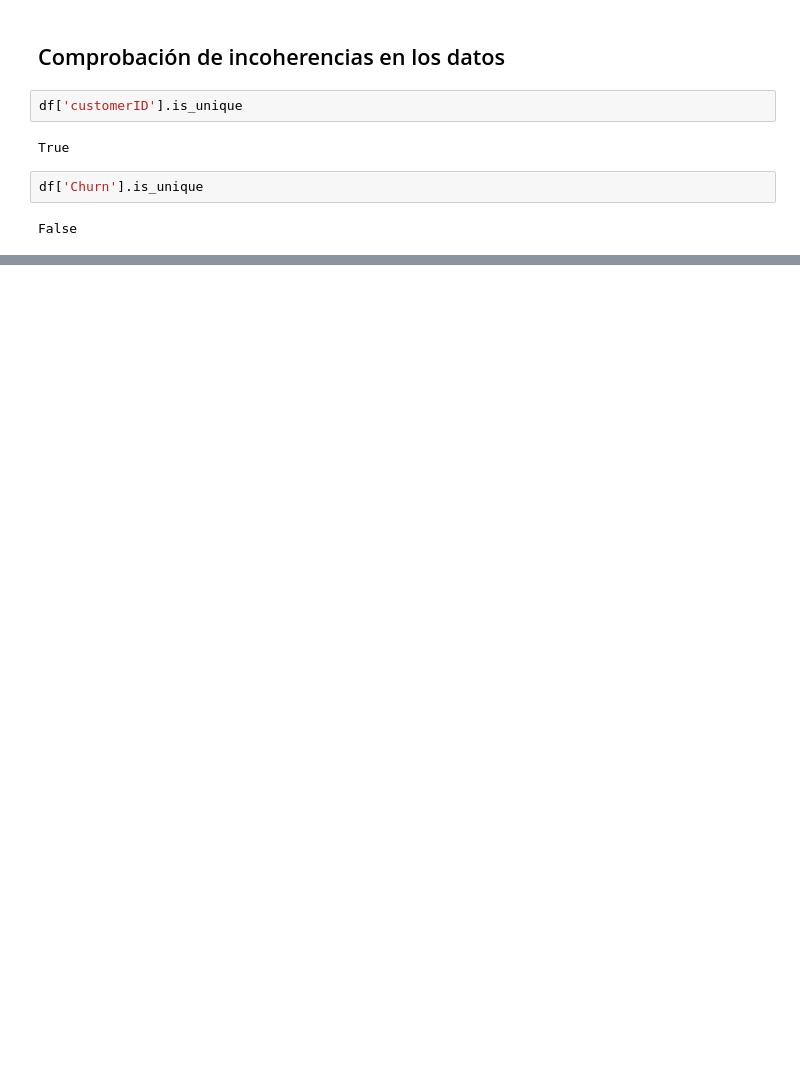
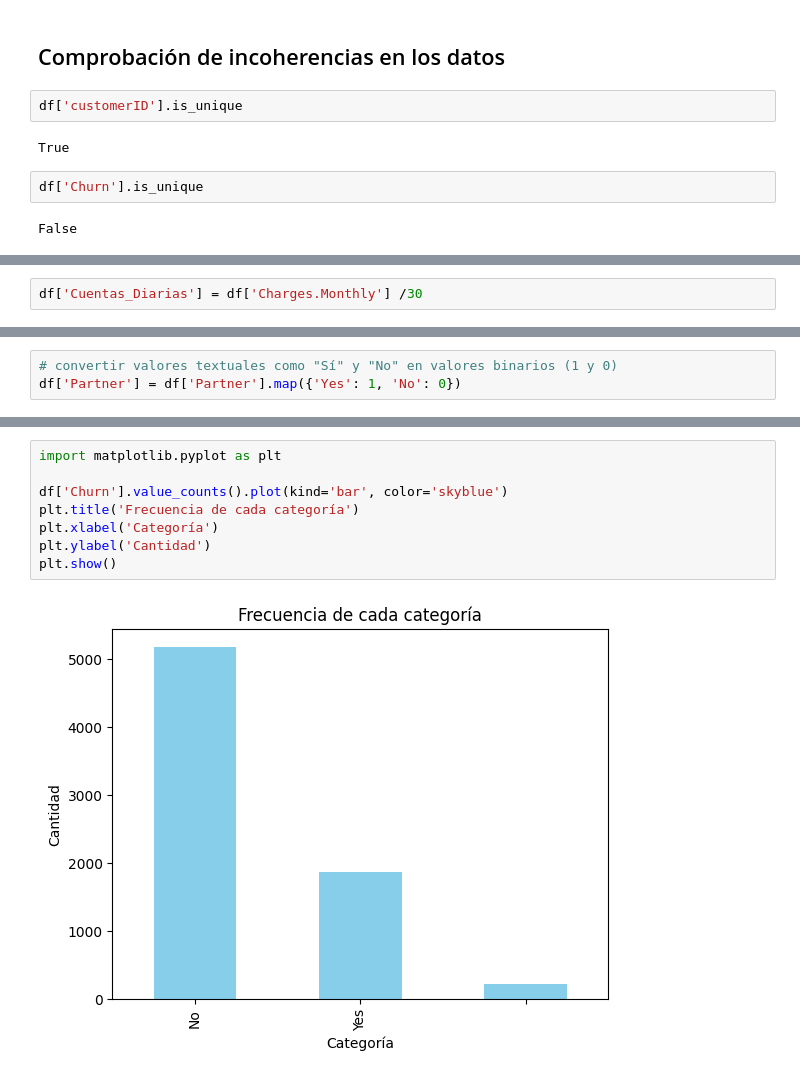
Before and after one commit to 25071983/DESAFIO-PYTHON, a Jupyter notebook: Challenge_ONE_Data_Science_Telecom_X.ipynb, the cells around one changed output, grey strips where cells are left out. Cells and saved outputs as stored; diff of their text form; blank space fills up the shorter version.

```diff
--- a/Challenge_ONE_Data_Science_Telecom_X.ipynb
+++ b/Challenge_ONE_Data_Science_Telecom_X.ipynb
@@ -396,0 +432,2 @@ TypeError: unhashable type: 'dict'
+# %%
+df['Cuentas_Diarias'] = df['Charges.Monthly'] /30
@@ -396,0 +489,3 @@ TypeError: unhashable type: 'dict'
+# %%
+# convertir valores textuales como "Sí" y "No" en valores binarios (1 y 0)
+df['Partner'] = df['Partner'].map({'Yes': 1, 'No': 0})
@@ -410,0 +541,10 @@ Index(['customerid', 'churn', 'customer', 'phone', 'internet', 'account',
+# %%
+import matplotlib.pyplot as plt
+
+df['Churn'].value_counts().plot(kind='bar', color='skyblue')
+plt.title('Frecuencia de cada categoría')
+plt.xlabel('Categoría')
+plt.ylabel('Cantidad')
+plt.show()
+# %% [output]
+[figure, added]
```
Also changed, not shown: parts of 41 cells of this notebook.
